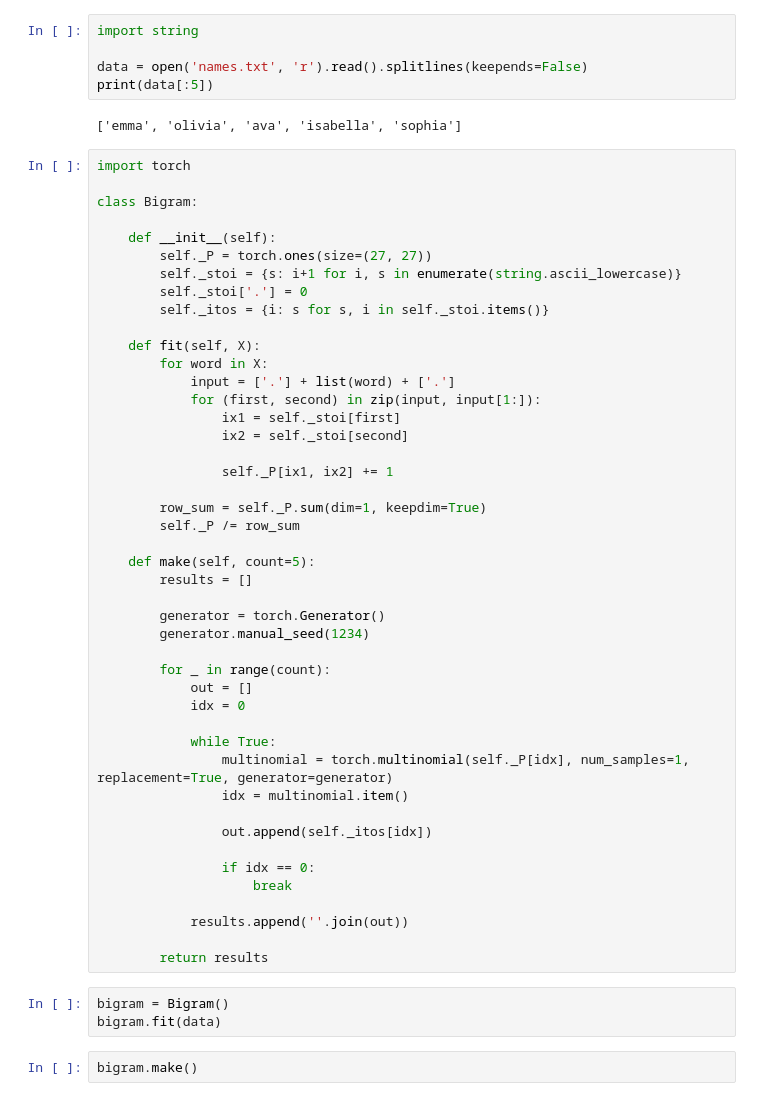
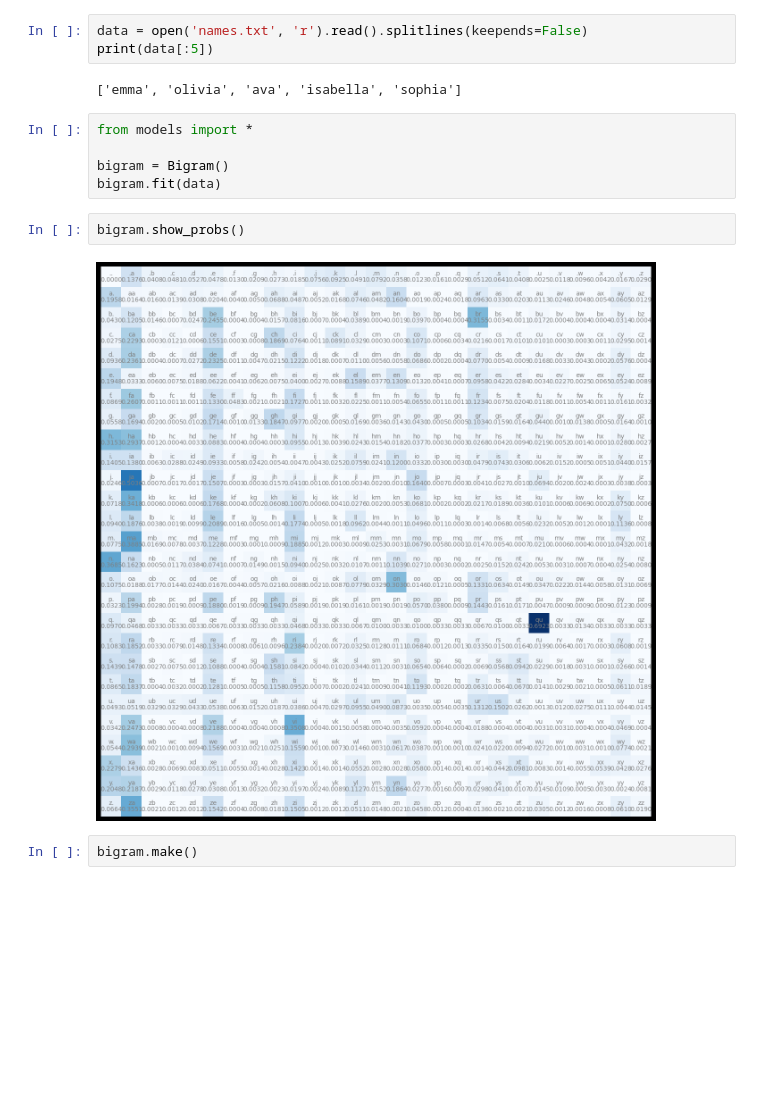
Before and after one commit to radupetrisel/makemore, a Jupyter notebook: sample.ipynb, the cells around one changed output. Drawn from its saved outputs; the diff is of its cells as text; blank space fills up the shorter version.

Commit message:
Add show_probs methods to visualize probabilities table

```diff
--- a/sample.ipynb
+++ b/sample.ipynb
@@ -1,58 +1,17 @@
 # %%
-import string
-
 data = open('names.txt', 'r').read().splitlines(keepends=False)
 print(data[:5])
 # %% [output]
 ['emma', 'olivia', 'ava', 'isabella', 'sophia']
-# %%
-import torch
-
-class Bigram:
-
-    def __init__(self):
-        self._P = torch.ones(size=(27, 27))
-        self._stoi = {s: i+1 for i, s in enumerate(string.ascii_lowercase)}
-        self._stoi['.'] = 0
-        self._itos = {i: s for s, i in self._stoi.items()}
-
-    def fit(self, X):
-        for word in X:
-            input = ['.'] + list(word) + ['.']
-            for (first, second) in zip(input, input[1:]):
-                ix1 = self._stoi[first]
-                ix2 = self._stoi[second]
-
-                self._P[ix1, ix2] += 1
-
-        row_sum = self._P.sum(dim=1, keepdim=True)
-        self._P /= row_sum
-
-    def make(self, count=5):
-        results = []
-
-        generator = torch.Generator()
-        generator.manual_seed(1234)
-
-        for _ in range(count):
-            out = []
-            idx = 0
-
-            while True:
-                multinomial = torch.multinomial(self._P[idx], num_samples=1, replacement=True, generator=generator)
-                idx = multinomial.item()
-
-                out.append(self._itos[idx])
-
-                if idx == 0:
-                    break
-
-            results.append(''.join(out))
-
-        return results
 # %%
+from models import *
+
 bigram = Bigram()
 bigram.fit(data)
+# %%
+bigram.show_probs()
+# %% [output]
+[figure, added]
 # %%
 bigram.make()
 # %% [output]
```
Also changed, not shown: 1 other file.
